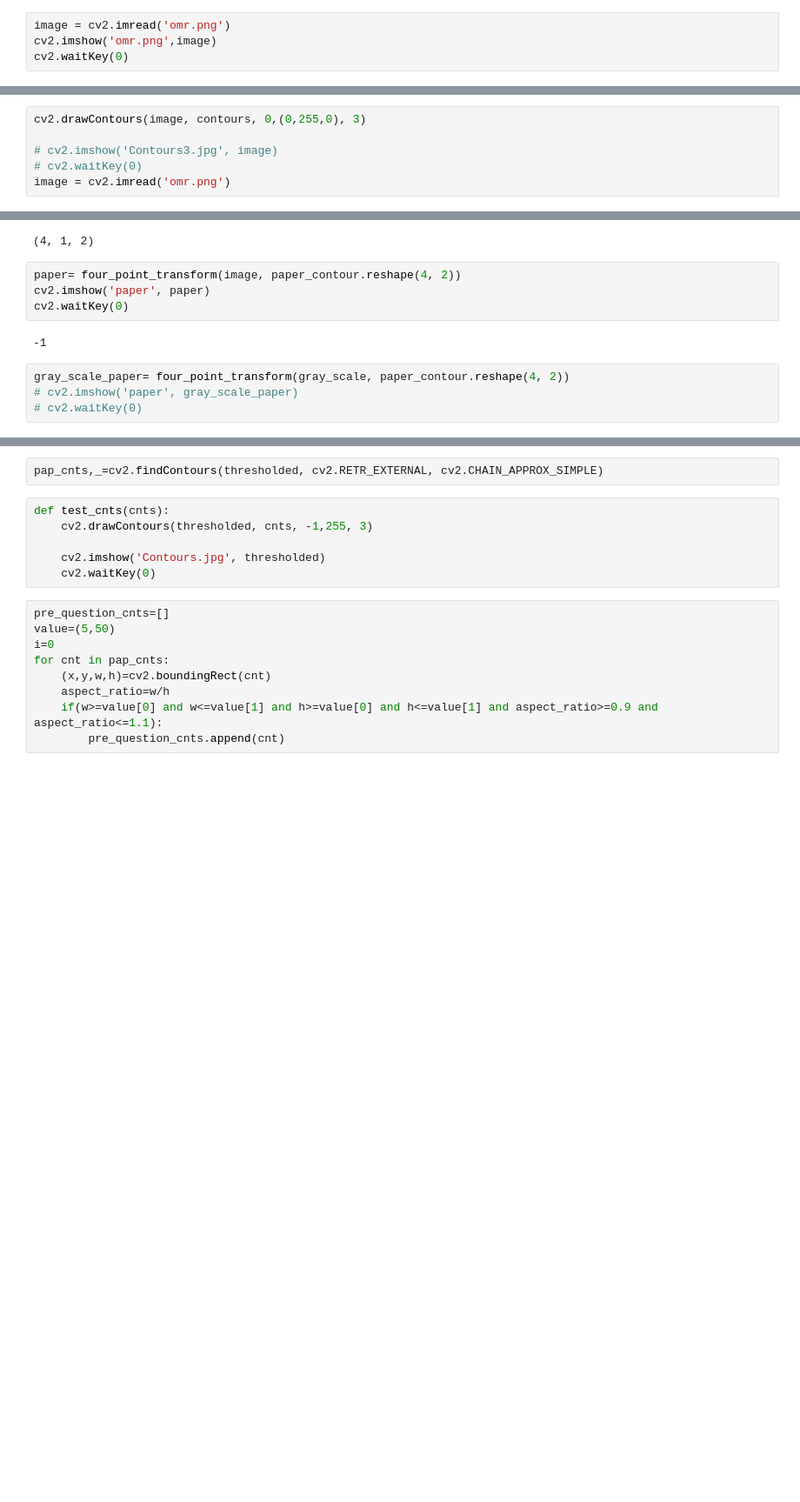
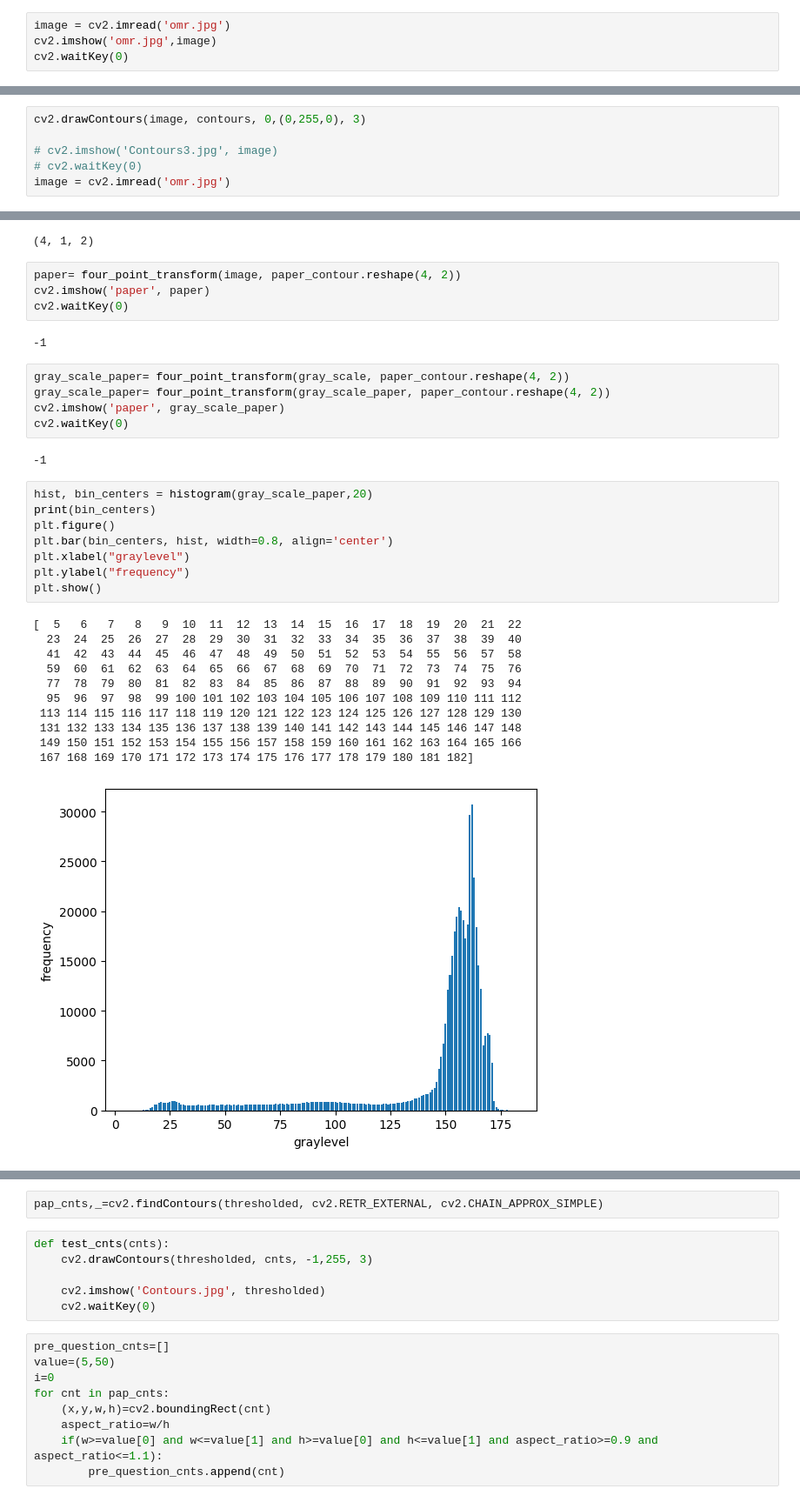
Before and after one commit to EslamAsHhraf/Grades-auto-filler, a Jupyter notebook: module-1-notebook.ipynb, the cells around one changed output, grey strips where cells are left out. Shown at 87% size. Cells and saved outputs as stored; diff of their text form; blank space fills up the shorter version.

```diff
--- a/module-1-notebook.ipynb
+++ b/module-1-notebook.ipynb
@@ -9,7 +10,7 @@ import skimage.io as io
 %matplotlib inline
 # %%
-image = cv2.imread('omr.png')
-cv2.imshow('omr.png',image)
+image = cv2.imread('omr.jpg')
+cv2.imshow('omr.jpg',image)
 cv2.waitKey(0)
 # %% [output]
 -1
@@ -51,7 +52,7 @@ cv2.drawContours(image, contours, 0,(0,255,0), 3)
 
 # cv2.imshow('Contours3.jpg', image)
 # cv2.waitKey(0)
-image = cv2.imread('omr.png')
+image = cv2.imread('omr.jpg')
 # %%
 paper_contour=None
 for cnt in contours:
@@ -88,6 +89,29 @@ cv2.waitKey(0)
 -1
 # %%
 gray_scale_paper= four_point_transform(gray_scale, paper_contour.reshape(4, 2))
-# cv2.imshow('paper', gray_scale_paper)
-# cv2.waitKey(0)
+gray_scale_paper= four_point_transform(gray_scale_paper, paper_contour.reshape(4, 2))
+cv2.imshow('paper', gray_scale_paper)
+cv2.waitKey(0)
+# %% [output]
+-1
+# %%
+hist, bin_centers = histogram(gray_scale_paper,20)
+print(bin_centers)
+plt.figure()
+plt.bar(bin_centers, hist, width=0.8, align='center')
+plt.xlabel("graylevel")
+plt.ylabel("frequency")
+plt.show()
+# %% [output]
+[  5   6   7   8   9  10  11  12  13  14  15  16  17  18  19  20  21  22
+  23  24  25  26  27  28  29  30  31  32  33  34  35  36  37  38  39  40
+  41  42  43  44  45  46  47  48  49  50  51  52  53  54  55  56  57  58
+  59  60  61  62  63  64  65  66  67  68  69  70  71  72  73  74  75  76
+  77  78  79  80  81  82  83  84  85  86  87  88  89  90  91  92  93  94
+  95  96  97  98  99 100 101 102 103 104 105 106 107 108 109 110 111 112
+ 113 114 115 116 117 118 119 120 121 122 123 124 125 126 127 128 129 130
+ 131 132 133 134 135 136 137 138 139 140 141 142 143 144 145 146 147 148
+ 149 150 151 152 153 154 155 156 157 158 159 160 161 162 163 164 165 166
+ 167 168 169 170 171 172 173 174 175 176 177 178 179 180 181 182]
+[figure, added]
 # %%
```
Also changed, not shown: parts of 10 cells of this notebook, 5 other files.
